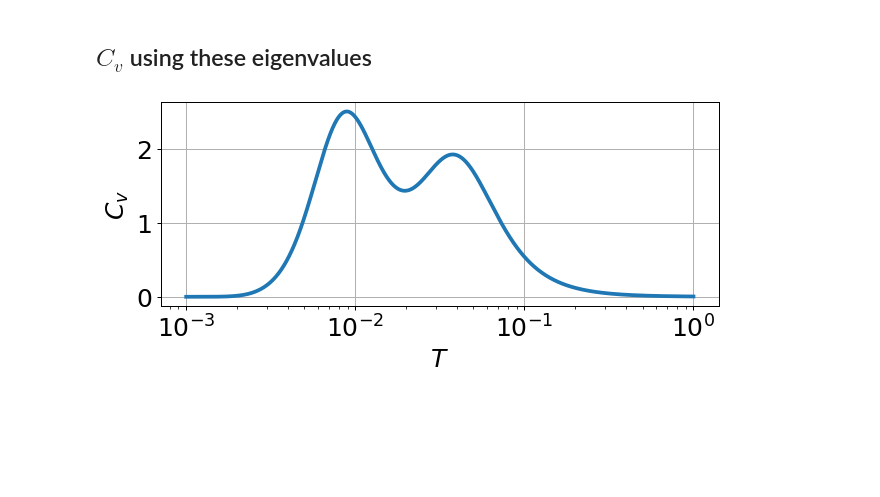
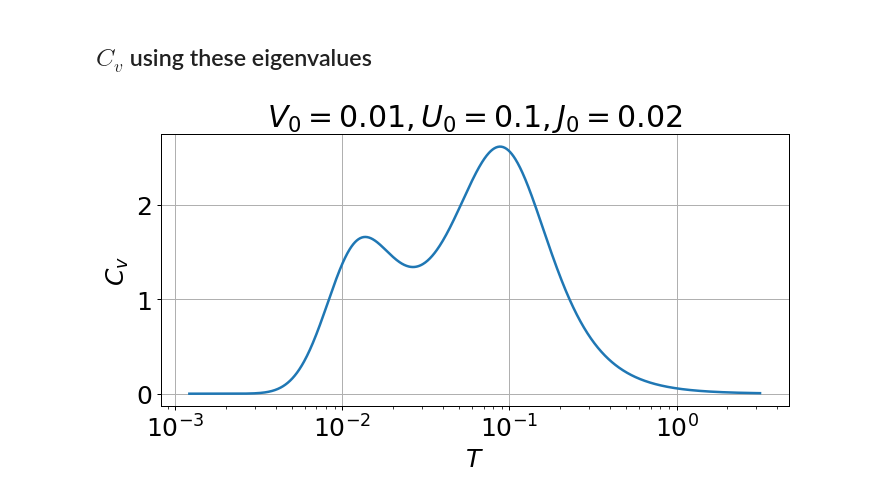
Before and after one commit to abhirup-m/Anderson-Impurity-Model-URG, a Jupyter notebook: reverse_RG/sp_heat.ipynb, the cells around one changed output. Drawn from its saved outputs; the diff is of its cells as text; code cells hidden in the pictures; blank space fills up the shorter version.

Commit message:
added specific heat plot and updated introduction abstract conclusion

```diff
--- a/reverse_RG/sp_heat.ipynb
+++ b/reverse_RG/sp_heat.ipynb
@@ -16,7 +16,7 @@ matplotlib.rc('font', **font)
 # matplotlib.rcParams['text.usetex'] = True
 # plt.rcParams["figure.figsize"]= 8, 4
 plt.rcParams['figure.dpi'] = 90
-matplotlib.rcParams['lines.linewidth'] = 3
+matplotlib.rcParams['lines.linewidth'] = 2
 plt.rcParams['axes.grid'] = True
 # %% [markdown]
 ## Impurity Specific Heat
@@ -346,53 +346,63 @@ def charge(Ek_0, V, J, K, U):
 # %% [markdown]
 ## $C_v$ using these eigenvalues
 # %%
-Ek_0 = np.array([-0.1, 0, 0.1])
+Ek_0 = np.array([-0.2, -0.1, 0, 0.1, 0.2])
 # print (Ek_0)
 
 # V = 0.1 # 0.01 # 0.001 # 0.019909015762077577
 # J = 0.01 # 0.015838964056748835
-U = 0.1
-V = 0.1
-J = 0.1
-K = 0.05
+U = 0
+V = 0.25
+J = 0.25
+K = J/10
+
+
+U = 0
+V = 0.4457474905806519
+J = 0.2155423683094237
+K = 0.02214849165301451
+
+V0 = 0.01
+U0 = 0.1
+J0 = 0.02
+K0 = J0/2
+
 ed = -U/2
 H = 0
-# H += kin_en(Ek_0, V, J, K, U)
+H += kin_en(Ek_0, V, J, K, U)
 H += imp_energy(Ek_0, V, J, K, U)
 H += hyb(Ek_0, V, J, K, U)
 H += spin(Ek_0, V, J, K, U)
 H += charge(Ek_0, V, J, K, U)
 H = 0.5 * (H + H.dag())
 evals = H.eigenenergies()
-H_0 = kin_en(Ek_0, V, J, K, U)
-H_0 = 0.5 * (H_0 + H_0.dag())
-evals_0 = H_0.eigenenergies()
-Trange = 10**np.linspace(-3, 0, 1000, endpoint=True, dtype=float)
+Trange = 10**np.linspace(-3, 0.5, 1000, endpoint=True, dtype=float)
 Cv_imp = []
 Gamma = []
 for T in Trange:
     kB = 1
     beta = 1/(kB * T)
     Z = sum(np.exp(-evals * beta))
-    Z0 = sum(np.exp(-evals_0 * beta))
+    # Z0 = sum(np.exp(-evals_0 * beta))
+    Z0 = sum(np.exp(-beta*Ek_0))
     # Zp = sum(evals * np.exp(-evals * beta))
     Cv = (sum(evals**2 * np.exp(-evals * beta)) / (Z * T**2) - (sum(evals * np.exp(-evals * beta)/(Z * T)))**2) / kB
     Cv_0 = 0
-    # Cv_0 = (sum(Ek_0**2 * np.exp(-Ek_0 * beta)) / (Z * T**2) - (sum(Ek_0 * np.exp(-Ek_0 * beta)/(Z * T)))**2) / kB
+    Cv_0 = (sum(Ek_0**2 * np.exp(-Ek_0 * beta)) / (Z0 * T**2) - (sum(Ek_0 * np.exp(-Ek_0 * beta)/(Z0 * T)))**2) / kB
     # Cv_0 = (sum(evals_0**2 * np.exp(-evals_0 * beta)) / (Z0 * T**2) - (sum(evals_0 * np.exp(-evals_0 * beta)/(Z0 * T)))**2) / kB
     # Cv_0 = (2/(kB*T**2))*sum(Ek_0**2 * np.exp(beta*Ek_0)/(1+np.exp(beta*Ek_0))**2)
     Cv_imp.append(Cv - Cv_0)
     Gamma.append(Cv_imp[-1]/T)
 # print ("V=",V,"J=",J)
-plt.rcParams["figure.figsize"]= 8, 3
+plt.rcParams["figure.figsize"]= 9, 4
 plt.plot(Trange, Cv_imp)
 plt.xlabel(r"$T$")
 plt.ylabel(r"$C_v$")
 plt.xscale("log")
-# plt.title(r"$V_0 = {}, U_0 = {}, J_0 = {}$".format(0.05, 0.001, 0.005))
+plt.title(r"$V_0 = {}, U_0 = {}, J_0 = {}$".format(V0,U0,J0))
 # fig,ax = plt.subplots(1,2)
 # ax[0].plot(np.log10(Trange), Cv_imp)
 # ax[1].plot(np.log10(Trange), Gamma)
 plt.show()
 # %% [output]
-[figure, old version]
+[figure, new version]
```
Also changed, not shown: 5 other files.
